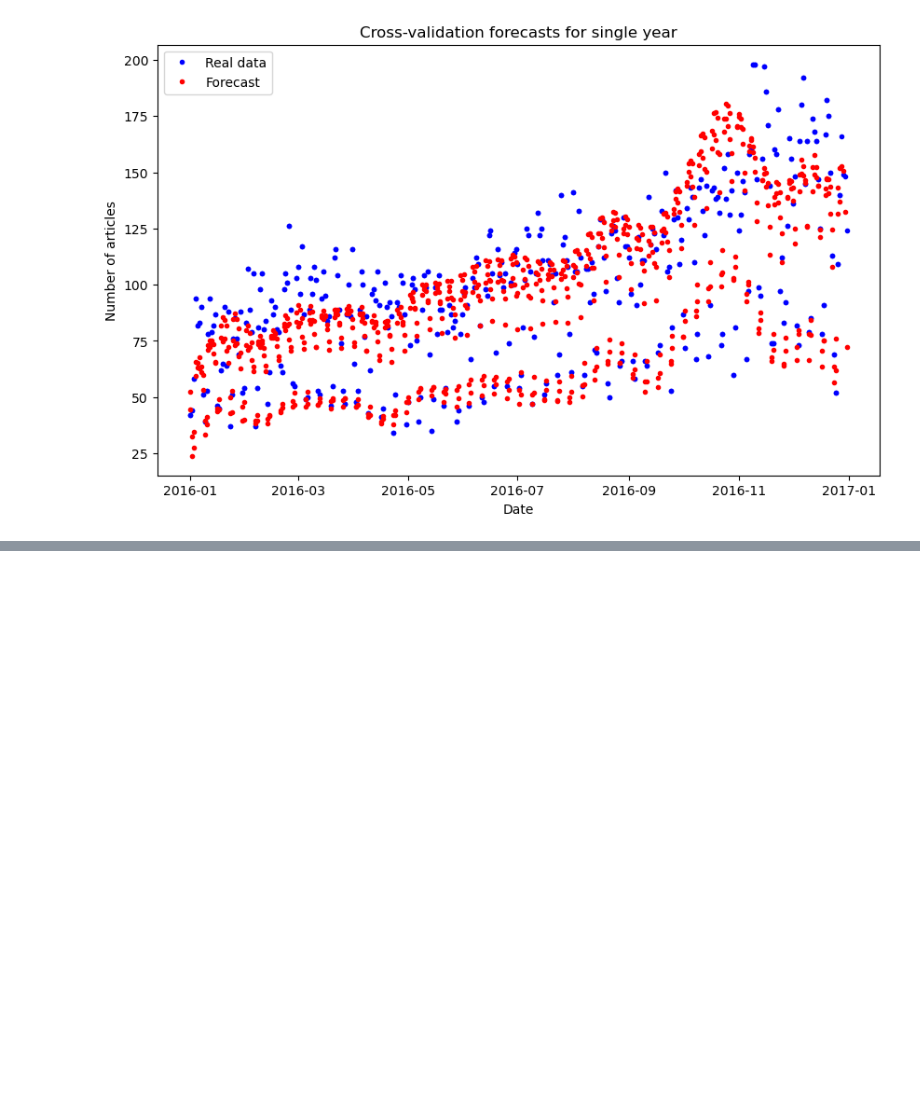
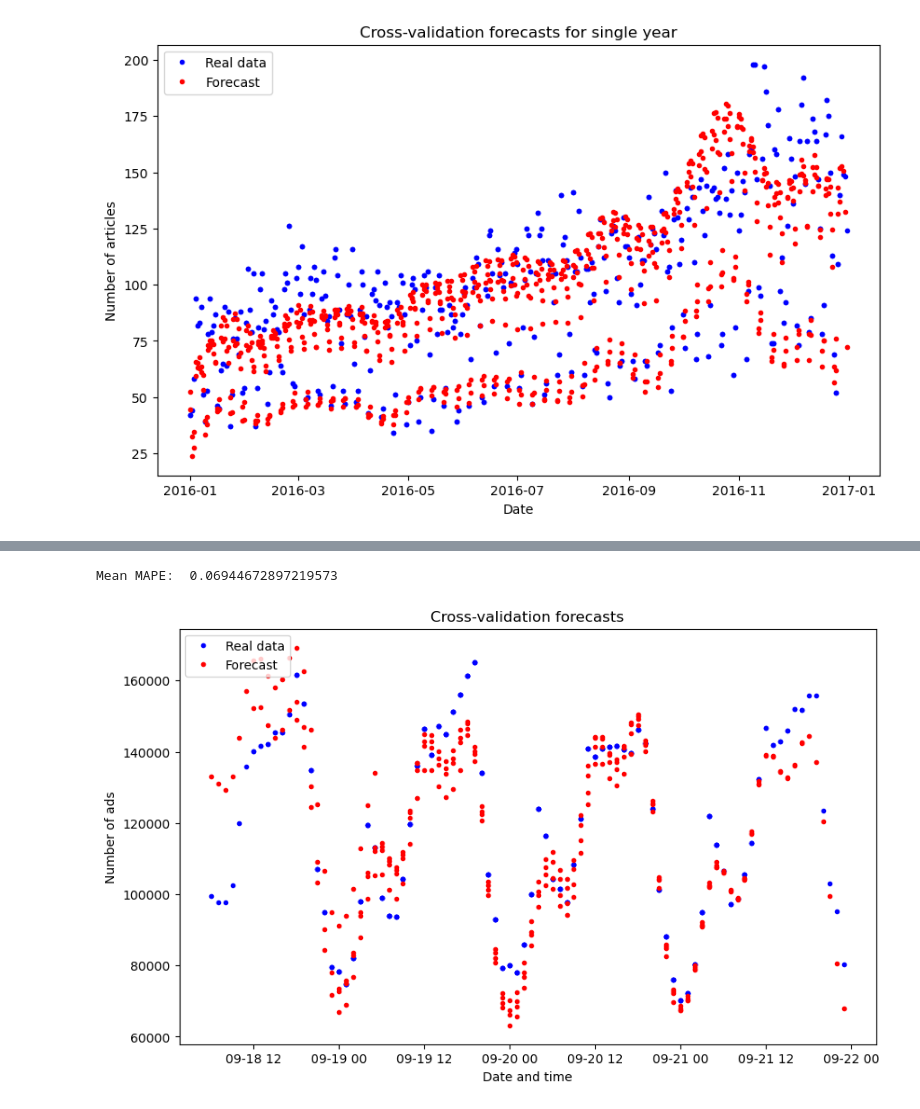
Before and after one commit to jansowa/prophet-examples, a Jupyter notebook: medium-article-exponential-mape-shorter-cut.ipynb, the cells around one changed output, grey strips where cells are left out. Saved outputs shown, nothing was run; the diff lists cells and outputs as text; code cells hidden in the pictures; blank space fills up the shorter version.

```diff
--- a/medium-article-exponential-mape-shorter-cut.ipynb
+++ b/medium-article-exponential-mape-shorter-cut.ipynb
@@ -198,0 +216,18 @@ plt.show()
+# %%
+df_cv = cross_validation(m, initial='5 days', period='6 hours', horizon = '24 hours', parallel="processes")
+df_p = performance_metrics(df_cv)
+print("Mean MAPE: ", str(df_p['mape'].mean()))
+
+fig, ax = plt.subplots(figsize=(10, 6))
+
+ax.plot(df_cv['ds'], df_cv['y'], 'b.', label='Real data')
+ax.plot(df_cv['ds'], df_cv['yhat'], 'r.', label='Forecast')
+
+ax.set_xlabel('Date and time')
+ax.set_ylabel('Number of ads')
+ax.legend(loc='upper left')
+ax.set_title('Cross-validation forecasts')
+plt.show()
+# %% [output]
+Mean MAPE:  0.06944672897219573
+[figure, added]
```
Also changed, not shown: parts of 6 cells of this notebook, 1 other file.
